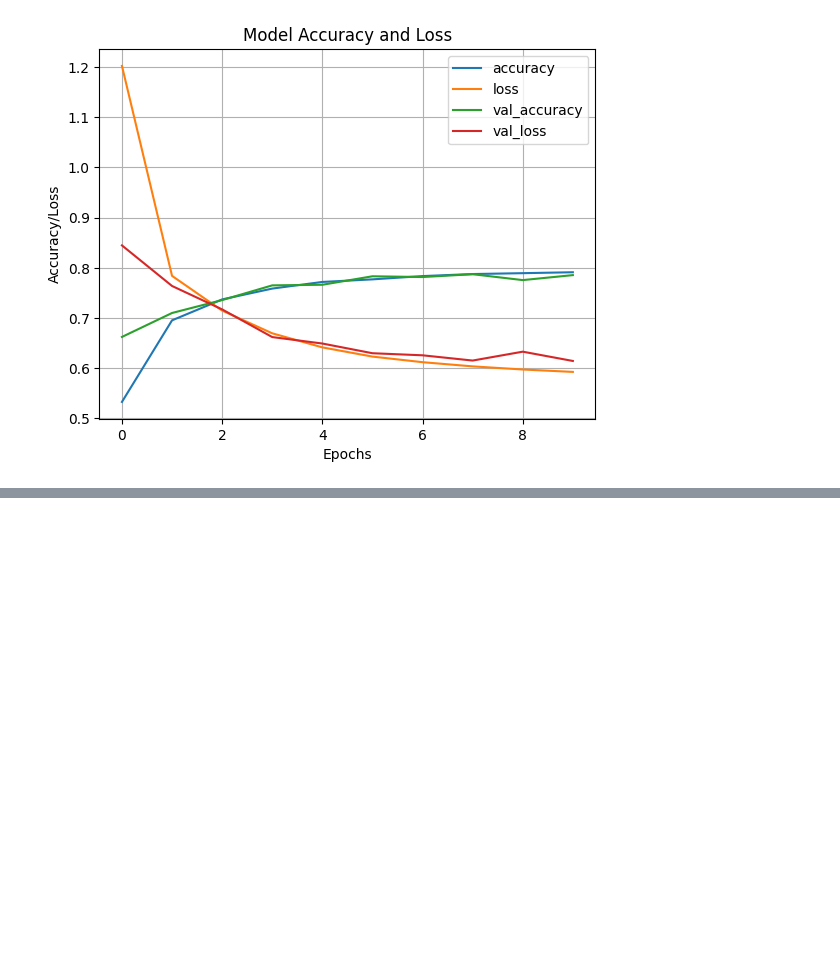
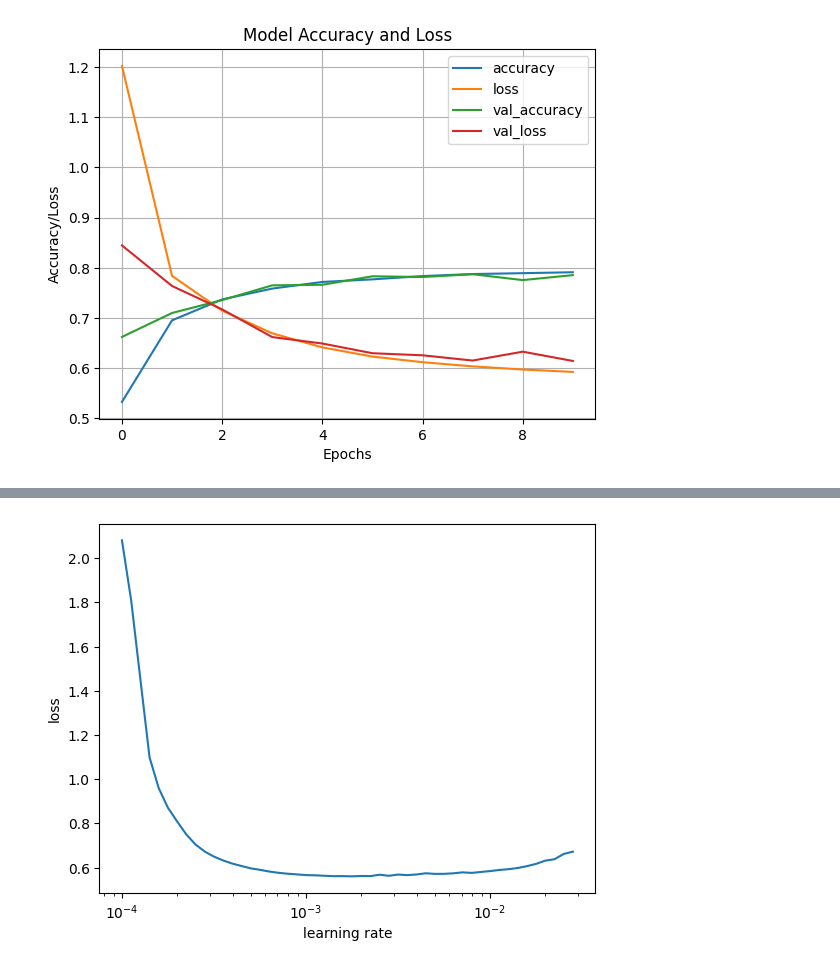
Before and after one commit to Phavour-EBEN/Personal-Deep-Learning-Lessons, a Jupyter notebook: 002_NN_Classification_Tensorflow/002_NN_Fashion_Mnist_Classification.ipynb, the cells around one changed output, grey strips where cells are left out. Cells and saved outputs as stored; diff of their text form; code cells hidden in the pictures; blank space fills up the shorter version.

Commit message:
Training a normalised model for an idea learning rate

```diff
--- a/002_NN_Classification_Tensorflow/002_NN_Fashion_Mnist_Classification.ipynb
+++ b/002_NN_Classification_Tensorflow/002_NN_Fashion_Mnist_Classification.ipynb
@@ -151,0 +155,23 @@ plt.grid(True)
+# %%
+# new model defination
+model_norm_2 = tf.keras.Sequential()
+model_norm_2.add(tf.keras.layers.Flatten(input_shape=(28,28)))
+model_norm_2.add(tf.keras.layers.Dense(4, activation='relu'))
+model_norm_2.add(tf.keras.layers.Dense(4, activation='relu'))
+model_norm_2.add(tf.keras.layers.Dense(10, activation='softmax'))
+
+# model compilation
+model_norm_2.compile(
+    loss = tf.keras.losses.SparseCategoricalCrossentropy(),
+    optimizer = 'adam',
+    metrics = ['accuracy']
+)
+lr_scheduler = tf.keras.callbacks.LearningRateScheduler(lambda epoch: 1e-4*10**(epoch/20))
+# model training
+history_norm_2 = model_norm_2.fit(
+    train_data_norm,
+    train_label,
+    epochs=50,
+    validation_data = (test_data_norm,test_label),
+    callbacks=[lr_scheduler]
+)
@@ -151,0 +196,10 @@ plt.grid(True)
+# %%
+# visualising the learning rate
+lrs = 1e-4*10**(tf.range(50)/20)
+plt.semilogx(lrs, history_norm_2.history['loss'])
+plt.xlabel('learning rate')
+plt.ylabel('loss')
+
+plt.show()
+# %% [output]
+[figure, added]
```
Also changed, not shown: parts of 2 cells of this notebook.
